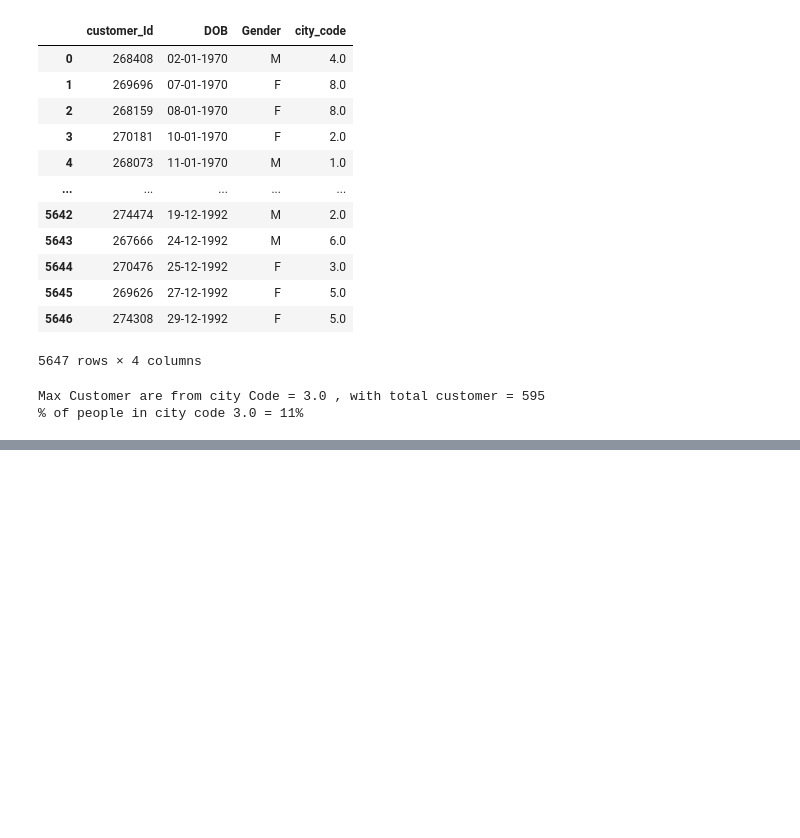
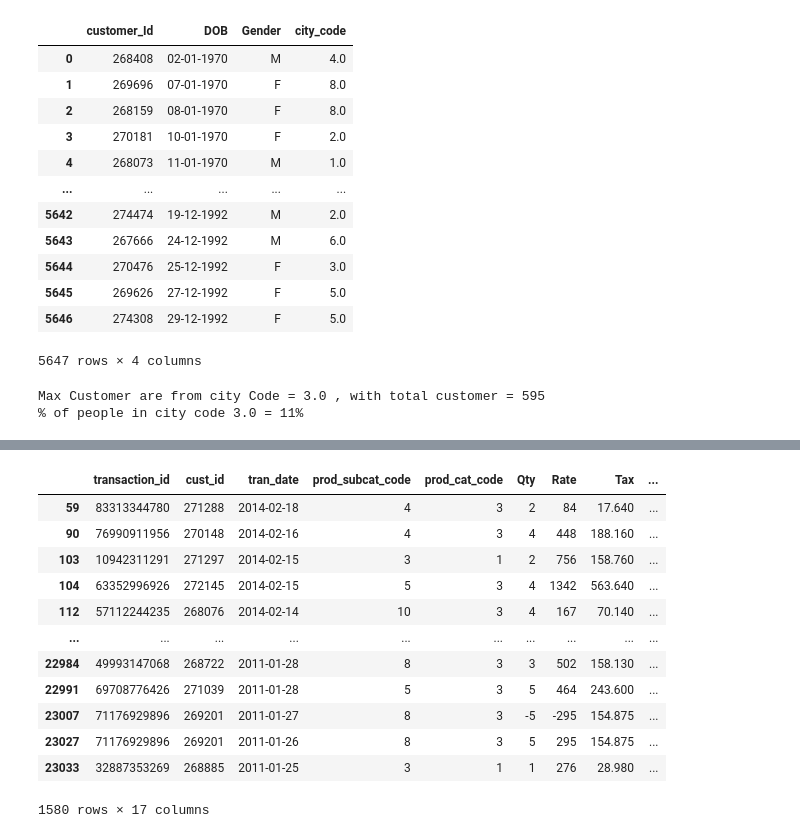
Before and after one commit to Pritish1607Tiwari/Case_Studies_Practice, a Jupyter notebook: Python Foundation Case Study 1 - Retail Case Study/Case Study 1 - Retail Case Study/solution.ipynb, the cells around one changed output, grey strips where cells are left out. Drawn from its saved outputs; the diff is of its cells as text; code cells hidden in the pictures; blank space fills up the shorter version.

```diff
--- a/Python Foundation Case Study 1 - Retail Case Study/Case Study 1 - Retail Case Study/solution.ipynb
+++ b/Python Foundation Case Study 1 - Retail Case Study/Case Study 1 - Retail Case Study/solution.ipynb
@@ -294,0 +336,16 @@ Max Customer are from city Code = 3.0 , with total customer = 595
+# %%
+customer_final[(customer_final.Store_type == "Flagship store"  ) & (customer_final.prod_cat.isin(["Electronics","Clothing"]))]
+# %% [output]
+|  | transaction_id | cust_id | tran_date | prod_subcat_code | prod_cat_code | Qty | Rate | Tax | ... |
+| 59 | 83313344780 | 271288 | 2014-02-18 | 4 | 3 | 2 | 84 | 17.640 | ... |
+| 90 | 76990911956 | 270148 | 2014-02-16 | 4 | 3 | 4 | 448 | 188.160 | ... |
+| 103 | 10942311291 | 271297 | 2014-02-15 | 3 | 1 | 2 | 756 | 158.760 | ... |
+| 104 | 63352996926 | 272145 | 2014-02-15 | 5 | 3 | 4 | 1342 | 563.640 | ... |
+| 112 | 57112244235 | 268076 | 2014-02-14 | 10 | 3 | 4 | 167 | 70.140 | ... |
+| ... | ... | ... | ... | ... | ... | ... | ... | ... | ... |
+| 22984 | 49993147068 | 268722 | 2011-01-28 | 8 | 3 | 3 | 502 | 158.130 | ... |
+| 22991 | 69708776426 | 271039 | 2011-01-28 | 5 | 3 | 5 | 464 | 243.600 | ... |
+| 23007 | 71176929896 | 269201 | 2011-01-27 | 8 | 3 | -5 | -295 | 154.875 | ... |
+| 23027 | 71176929896 | 269201 | 2011-01-26 | 8 | 3 | 5 | 295 | 154.875 | ... |
+| 23033 | 32887353269 | 268885 | 2011-01-25 | 3 | 1 | 1 | 276 | 28.980 | ... |
+1580 rows × 17 columns
```
Also changed, not shown: parts of 6 cells of this notebook.
